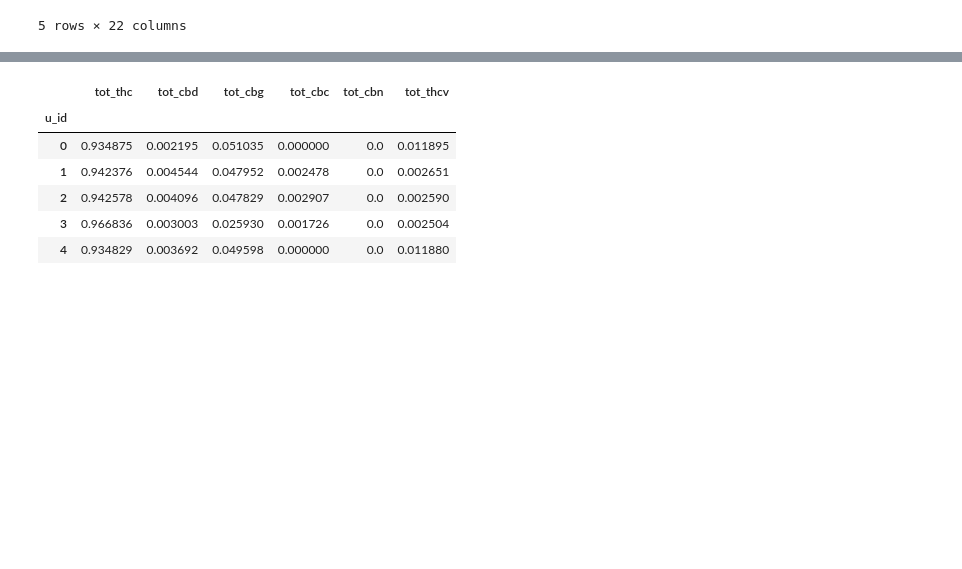
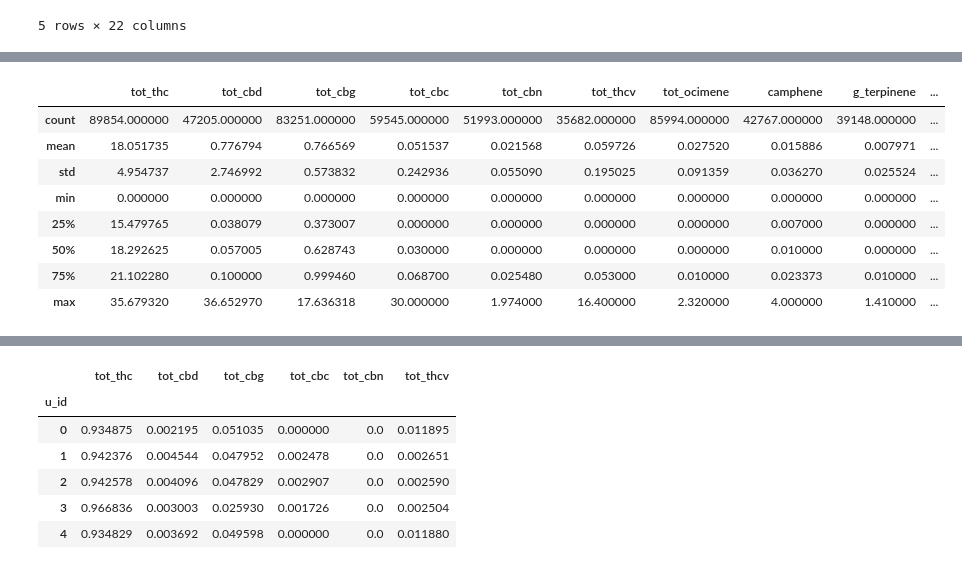
Before and after one commit to sowmyamanojna/COGS-209-Data-Analytics-Statistical-Learning, a Jupyter notebook: mp2/MF_Renormalized_Full_Set_Cannabis_Clustering.ipynb, the cells around one changed output, grey strips where cells are left out. Drawn from its saved outputs; the diff is of its cells as text; code cells hidden in the pictures; blank space fills up the shorter version.

```diff
--- a/mp2/MF_Renormalized_Full_Set_Cannabis_Clustering.ipynb
+++ b/mp2/MF_Renormalized_Full_Set_Cannabis_Clustering.ipynb
@@ -95,0 +93,12 @@ selected_data.head()
+# %%
+df.describe()
+# %% [output]
+|  | tot_thc | tot_cbd | tot_cbg | tot_cbc | tot_cbn | tot_thcv | tot_ocimene | camphene | g_terpinene | ... |
+| count | 89854.000000 | 47205.000000 | 83251.000000 | 59545.000000 | 51993.000000 | 35682.000000 | 85994.000000 | 42767.000000 | 39148.000000 | ... |
+| mean | 18.051735 | 0.776794 | 0.766569 | 0.051537 | 0.021568 | 0.059726 | 0.027520 | 0.015886 | 0.007971 | ... |
+| std | 4.954737 | 2.746992 | 0.573832 | 0.242936 | 0.055090 | 0.195025 | 0.091359 | 0.036270 | 0.025524 | ... |
+| min | 0.000000 | 0.000000 | 0.000000 | 0.000000 | 0.000000 | 0.000000 | 0.000000 | 0.000000 | 0.000000 | ... |
+| 25% | 15.479765 | 0.038079 | 0.373007 | 0.000000 | 0.000000 | 0.000000 | 0.000000 | 0.007000 | 0.000000 | ... |
+| 50% | 18.292625 | 0.057005 | 0.628743 | 0.030000 | 0.000000 | 0.000000 | 0.000000 | 0.010000 | 0.000000 | ... |
+| 75% | 21.102280 | 0.100000 | 0.999460 | 0.068700 | 0.025480 | 0.053000 | 0.010000 | 0.023373 | 0.010000 | ... |
+| max | 35.679320 | 36.652970 | 17.636318 | 30.000000 | 1.974000 | 16.400000 | 2.320000 | 4.000000 | 1.410000 | ... |
```
Also changed, not shown: parts of 4 cells of this notebook, 4 other files.
